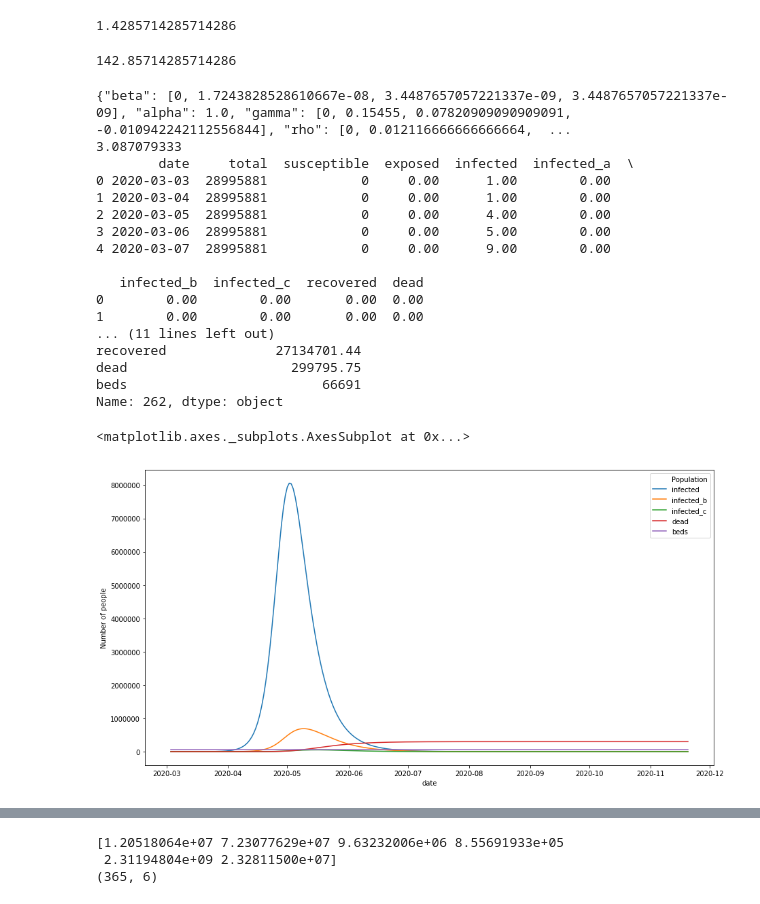
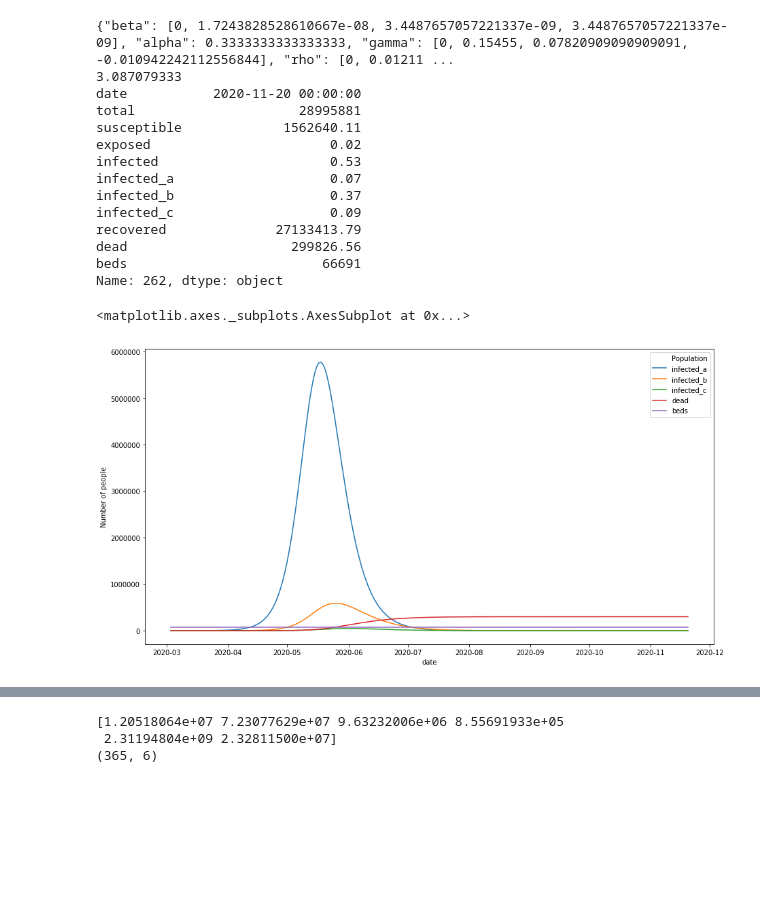
Before and after one commit to act-now-coalition/covid-data-model, a Jupyter notebook: seird_notebook_runtime.ipynb, the cells around one changed output, grey strips where cells are left out. Saved outputs shown, nothing was run; the diff lists cells and outputs as text; code cells hidden in the pictures; blank space fills up the shorter version.

Commit message:
changed presymptomatic and int-ified

```diff
--- a/seird_notebook_runtime.ipynb
+++ b/seird_notebook_runtime.ipynb
@@ -55,7 +55,6 @@ def model_state(country, state, interventions=None):
         'estimated_new_cases_per_confirmed': 20,
         # added for seird model
         #'incubation_period': 5, # In days
-        'hospital_time_recovery': 11, #Duration of hospitalization, In days
         'use_harvard_init': use_harvard_init, #If True use the harvard model inputs for inital conditions and N (recreate their graph)
 
 
@@ -71,7 +70,7 @@ def model_state(country, state, interventions=None):
         'beta': 0.5,
         'beta_hospitalized': 0.1,
         'beta_icu': 0.1,
-        'presymptomatic_period': 1,
+        'presymptomatic_period': 3,
         'exposed_from_infected': True,
 
         #'model': 'sir',
@@ -90,19 +89,27 @@ INTERVENTIONS = [
         datetime.date(2020, 3, 23): 1.3,
         datetime.date(2020, 4, 20): 1.1,
         datetime.date(2020, 5, 22): 0.8,
-        datetime.date(2020, 6, 23): r0
+        datetime.date(2020, 6, 23): 3.087079333
     },
     {
         datetime.date(2020, 3, 23): 1.7,
-        datetime.date(2020, 6, 23): r0
+        datetime.date(2020, 6, 23): 3.087079333
     },
     {
         datetime.date(2020, 3, 23): 1.3,
         datetime.date(2020, 3, 31): 0.3,
         datetime.date(2020, 4, 28): 0.2,
         datetime.date(2020, 5,  6): 0.1,
-        datetime.date(2020, 5, 10): 0.35,
-        datetime.date(2020, 5, 18): r0
+        datetime.date(2020, 5, 10): 0.035,
+        datetime.date(2020, 5, 18): 3.087079333
+    },
+    {
+        datetime.date(2020, 3, 23): 1.3,
+        datetime.date(2020, 3, 31): 0.01,
+        datetime.date(2020, 4, 28): 0.0,
+        datetime.date(2020, 5,  6): 0.01,
+        datetime.date(2020, 5, 10): 0.035,
+        datetime.date(2020, 8, 29): 3.087079333
     },
     {
         datetime.date(2020, 4, 3): 1.3,
@@ -137,14 +144,6 @@ def plot_df(df, cols):
     #df_plt.set_xticklabels(labels=x_dates, rotation=45, ha='right')
 
     return(df_plt)
-# %%
-1 / .7
-# %% [output]
-1.4285714285714286
-# %%
-100 * (1/0.7)
-# %% [output]
-142.85714285714286
 # %%
 # Params with True
 # [1. 0. 0. 0. 0. 0.]
@@ -159,31 +158,28 @@ use_harvard_init = False #If True use the harvard model inputs for inital condit
 # %%
 [initervention_df, soln] = model_state('USA', 'TX', INTERVENTIONS[0])
 
 print(initervention_df.iloc[-1])
 #print(initervention_df.iloc[-20])
 
 #chart_cols = ["exposed", "infected", "infected_b", "infected_c",  "recovered", "dead"] #, "susceptible"]
-chart_cols = ["infected", "infected_b", "infected_c", "dead", "beds"] #, "susceptible"] "recovered",
+chart_cols = ["infected_a", "infected_b", "infected_c", "dead", "beds"] #, "susceptible"] "recovered",
 
 plot_df(initervention_df, chart_cols)
 # %% [output]
-{"beta": [0, 1.7243828528610667e-08, 3.4487657057221337e-09, 3.4487657057221337e-09], "alpha": 1.0, "gamma": [0, 0.15455, 0.07820909090909091, -0.010942242112556844], "rho": [0, 0.012116666666666664,  ...
+{"beta": [0, 1.7243828528610667e-08, 3.4487657057221337e-09, 3.4487657057221337e-09], "alpha": 0.3333333333333333, "gamma": [0, 0.15455, 0.07820909090909091, -0.010942242112556844], "rho": [0, 0.01211 ...
 3.087079333
-        date     total  susceptible  exposed  infected  infected_a  \
-0 2020-03-03  28995881            0     0.00      1.00        0.00
-1 2020-03-04  28995881            0     0.00      1.00        0.00
-2 2020-03-05  28995881            0     0.00      4.00        0.00
-3 2020-03-06  28995881            0     0.00      5.00        0.00
-4 2020-03-07  28995881            0     0.00      9.00        0.00
-
-   infected_b  infected_c  recovered  dead
-0        0.00        0.00       0.00  0.00
-1        0.00        0.00       0.00  0.00
-... (11 lines left out)
-recovered              27134701.44
-dead                     299795.75
+date           2020-11-20 00:00:00
+total                     28995881
+susceptible             1562640.11
+exposed                       0.02
+infected                      0.53
+infected_a                    0.07
+infected_b                    0.37
+infected_c                    0.09
+recovered              27133413.79
+dead                     299826.56
 beds                         66691
 Name: 262, dtype: object
 <matplotlib.axes._subplots.AxesSubplot at 0x...>
-[figure, old version]
+[figure, new version]
 # %%
```
Also changed, not shown: parts of 2 cells of this notebook, 2 other files.
